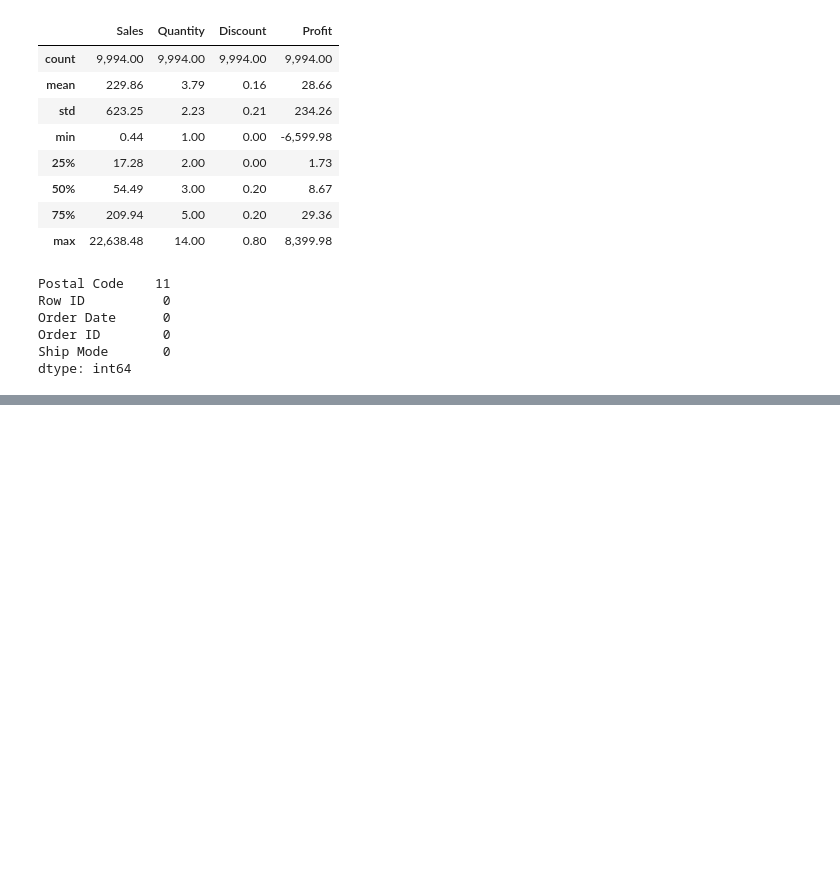
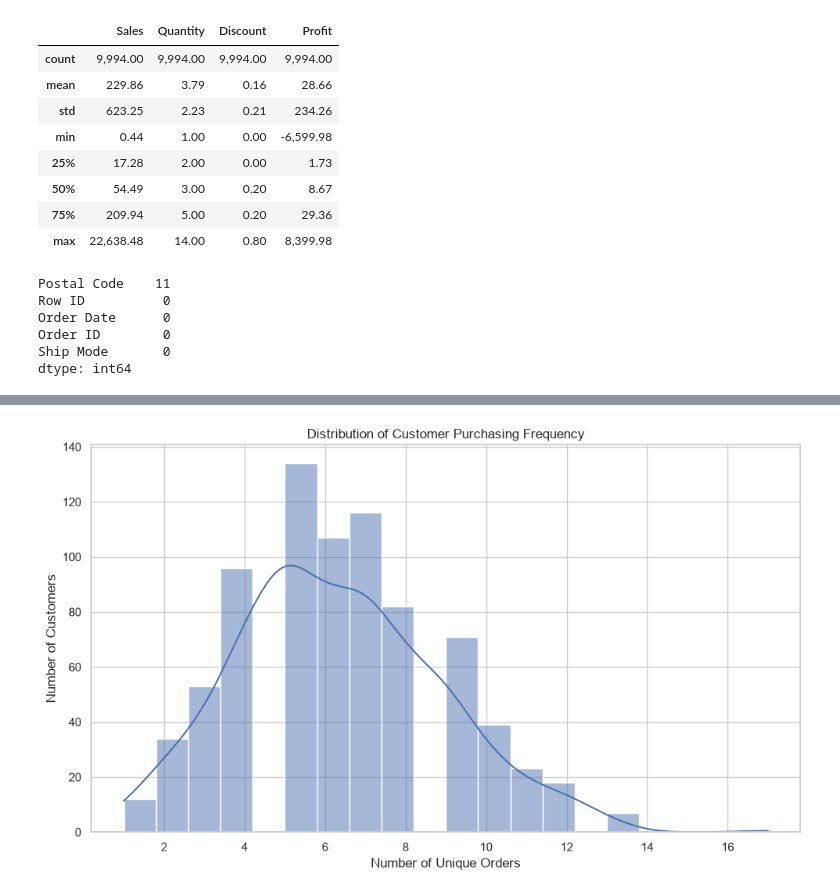
Before and after one commit to BrianKarimi/datheon_data, a Jupyter notebook: notebooks/superstore_sales.ipynb, the cells around one changed output, grey strips where cells are left out. Saved outputs shown, nothing was run; the diff lists cells and outputs as text; code cells hidden in the pictures; blank space fills up the shorter version.

Commit message:
Full Task 1-Customer Anslysis,Performance by Category and Subcategory

```diff
--- a/notebooks/superstore_sales.ipynb
+++ b/notebooks/superstore_sales.ipynb
@@ -357,0 +443,8 @@ dtype: int64
+# %%
+customer_orders = (
+    df_clean.groupby("Customer ID")["Order ID"]
+    .nunique()
+    .reset_index(name="Number of Orders")
+)
+#frequency of purchasing
+customer_orders["Number of Orders"].describe()
@@ -357,0 +461,21 @@ dtype: int64
+# %%
+# Customer Order Analysis Visualisation
+import matplotlib.pyplot as plt
+import seaborn as sns
+plt.figure(figsize=(10, 6))
+
+sns.histplot(
+    data=customer_orders,
+    x="Number of Orders",
+    bins=20,
+    kde=True
+)
+
+plt.title("Distribution of Customer Purchasing Frequency")
+plt.xlabel("Number of Unique Orders")
+plt.ylabel("Number of Customers")
+
+plt.tight_layout()
+plt.show()
+# %% [output]
+[figure, added]
```
Also changed, not shown: parts of 13 cells of this notebook, 2 other files.
